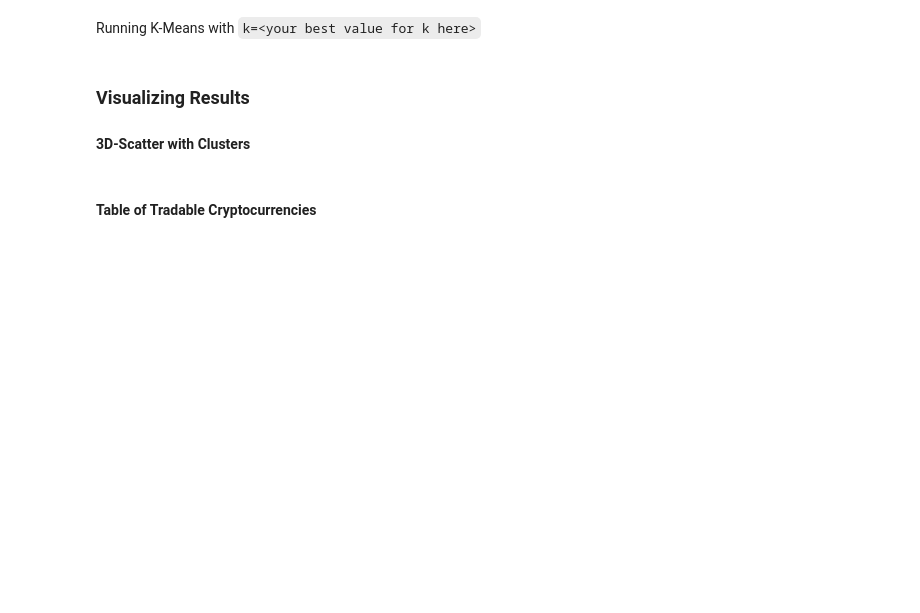
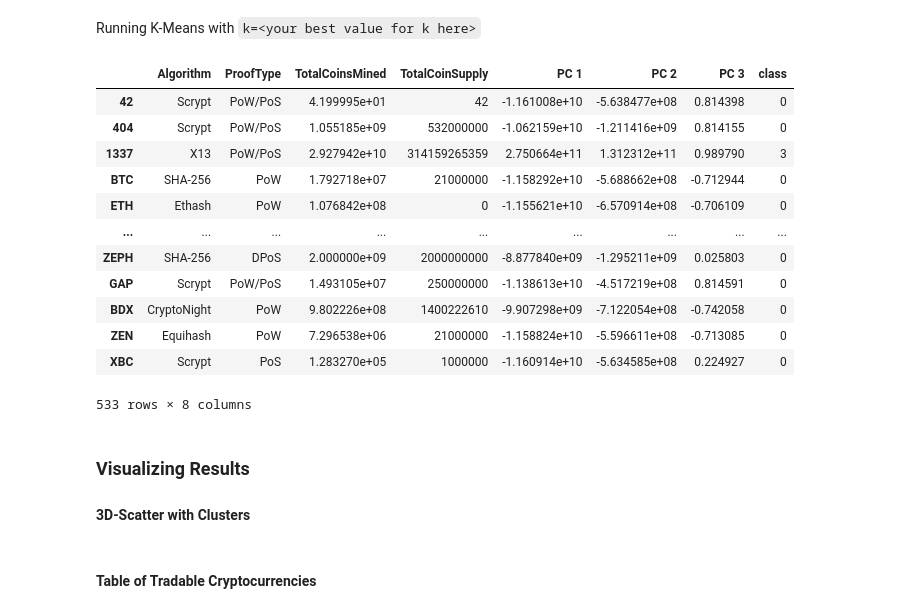
Before and after one commit to GuilleMGN/AWSCloud, a Jupyter notebook: crypto_clustering.ipynb, the cells around one changed output. Cells and saved outputs as stored; diff of their text form; code cells hidden in the pictures; blank space fills up the shorter version.

Commit message:
cluster crypto with k-means complete

```diff
--- a/crypto_clustering.ipynb
+++ b/crypto_clustering.ipynb
@@ -161,2 +173,4 @@ See the caveats in the documentation: https://pandas.pydata.org/pandas-docs/stab
 # %%
 # Standardize data
+scaler = StandardScaler()
+scaler.fit_transform(X)
@@ -164,5 +192,9 @@ See the caveats in the documentation: https://pandas.pydata.org/pandas-docs/stab
 ### Reducing Dimensions Using PCA
 # %%
 # Use PCA to reduce dimensions to 3 principal components
+pca = PCA(n_components=3)
+crypto_pca = pca.fit_transform(X)
 # %%
 # Create a DataFrame with the principal components data
+pca_df = pd.DataFrame(data = crypto_pca, columns=["PC 1", "PC 2", "PC 3"], index = X.index)
+pca_df.head()
@@ -176,6 +215,11 @@ k = list(range(1, 11))
 
 # Calculate the inertia for the range of k values
 for i in k:
-
+    km = KMeans(n_clusters = i, random_state = 0)
+    km.fit(pca_df)
+    inertia.append(km.inertia_)
 
 # Create the Elbow Curve using hvPlot
+elbow_data = {"k": k, "inertia": inertia}
+df_elbow = pd.DataFrame(elbow_data)
+df_elbow.hvplot.line(x = "k", y = "inertia", xticks = k, title = "Elbow Curve")
@@ -183,12 +229,32 @@ for i in k:
 Running K-Means with `k=<your best value for k here>`
 # %%
 # Initialize the K-Means model
+model = KMeans(n_clusters = 4, random_state = 0)
 
 # Fit the model
+model.fit(pca_df)
 
 # Predict clusters
+predictions = model.predict(pca_df)
 
 # Create a new DataFrame including predicted clusters and cryptocurrencies features
+pca_df["class"] = model.labels_
+new_df = pd.concat([crypto_data_df, pca_df], axis = 1)
+new_df
+# %% [output]
+|  | Algorithm | ProofType | TotalCoinsMined | TotalCoinSupply | PC 1 | PC 2 | PC 3 | class |
+| 42 | Scrypt | PoW/PoS | 4.199995e+01 | 42 | -1.161008e+10 | -5.638477e+08 | 0.814398 | 0 |
+| 404 | Scrypt | PoW/PoS | 1.055185e+09 | 532000000 | -1.062159e+10 | -1.211416e+09 | 0.814155 | 0 |
+| 1337 | X13 | PoW/PoS | 2.927942e+10 | 314159265359 | 2.750664e+11 | 1.312312e+11 | 0.989790 | 3 |
+| BTC | SHA-256 | PoW | 1.792718e+07 | 21000000 | -1.158292e+10 | -5.688662e+08 | -0.712944 | 0 |
+| ETH | Ethash | PoW | 1.076842e+08 | 0 | -1.155621e+10 | -6.570914e+08 | -0.706109 | 0 |
+| ... | ... | ... | ... | ... | ... | ... | ... | ... |
+| ZEPH | SHA-256 | DPoS | 2.000000e+09 | 2000000000 | -8.877840e+09 | -1.295211e+09 | 0.025803 | 0 |
+| GAP | Scrypt | PoW/PoS | 1.493105e+07 | 250000000 | -1.138613e+10 | -4.517219e+08 | 0.814591 | 0 |
+| BDX | CryptoNight | PoW | 9.802226e+08 | 1400222610 | -9.907298e+09 | -7.122054e+08 | -0.742058 | 0 |
+| ZEN | Equihash | PoW | 7.296538e+06 | 21000000 | -1.158824e+10 | -5.596611e+08 | -0.713085 | 0 |
+| XBC | Scrypt | PoS | 1.283270e+05 | 1000000 | -1.160914e+10 | -5.634585e+08 | 0.224927 | 0 |
+533 rows × 8 columns
 # %% [markdown]
 ### Visualizing Results
 
```
Also changed, not shown: parts of 4 cells of this notebook.
